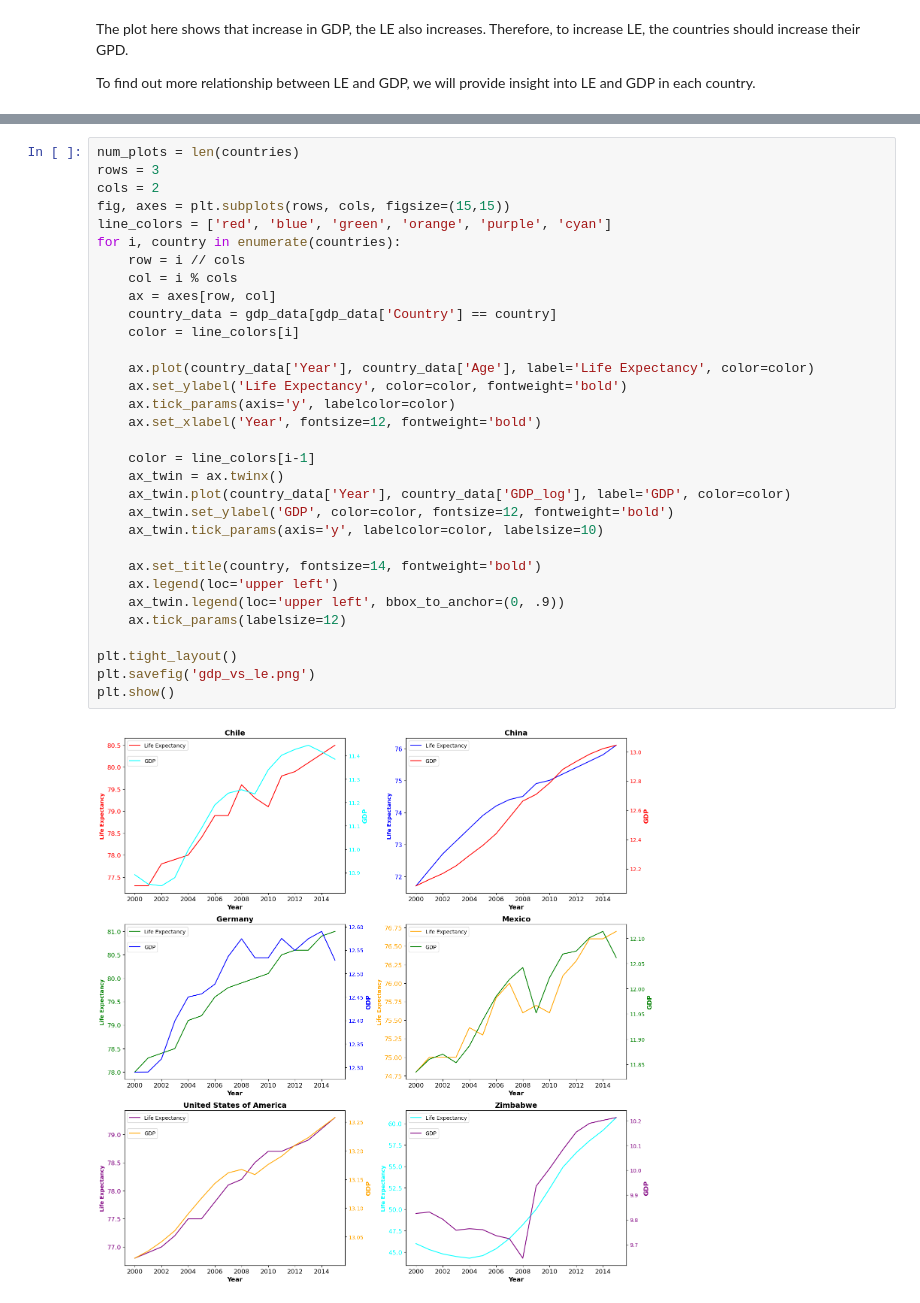
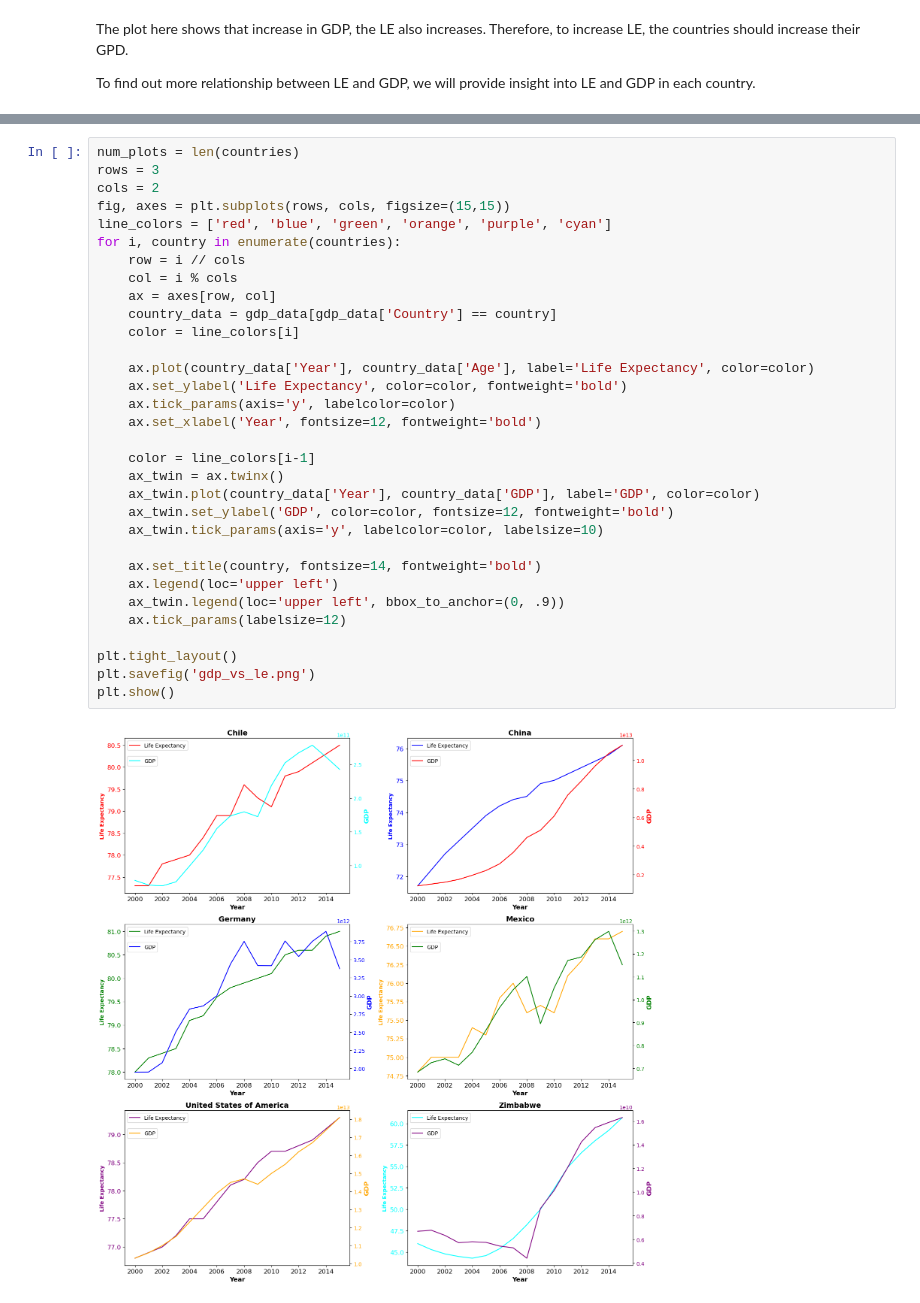
Before and after one commit to harrybotboy/Life-Expectancy-and-GDP, a Jupyter notebook: life_expectancy_gdp.ipynb, the cells around one changed output, grey strips where cells are left out. Drawn from its saved outputs; the diff is of its cells as text.

```diff
--- a/life_expectancy_gdp.ipynb
+++ b/life_expectancy_gdp.ipynb
@@ -130,32 +146,32 @@ num_plots = len(countries)
 rows = 3
 cols = 2
 fig, axes = plt.subplots(rows, cols, figsize=(15,15))
 line_colors = ['red', 'blue', 'green', 'orange', 'purple', 'cyan']
 for i, country in enumerate(countries):
     row = i // cols
     col = i % cols
     ax = axes[row, col]
     country_data = gdp_data[gdp_data['Country'] == country]
     color = line_colors[i]
 
     ax.plot(country_data['Year'], country_data['Age'], label='Life Expectancy', color=color)
     ax.set_ylabel('Life Expectancy', color=color, fontweight='bold')
     ax.tick_params(axis='y', labelcolor=color)
     ax.set_xlabel('Year', fontsize=12, fontweight='bold')
 
     color = line_colors[i-1]
     ax_twin = ax.twinx()
-    ax_twin.plot(country_data['Year'], country_data['GDP_log'], label='GDP', color=color)
+    ax_twin.plot(country_data['Year'], country_data['GDP'], label='GDP', color=color)
     ax_twin.set_ylabel('GDP', color=color, fontsize=12, fontweight='bold')
     ax_twin.tick_params(axis='y', labelcolor=color, labelsize=10)
 
     ax.set_title(country, fontsize=14, fontweight='bold')
     ax.legend(loc='upper left')
     ax_twin.legend(loc='upper left', bbox_to_anchor=(0, .9))
     ax.tick_params(labelsize=12)
 
 plt.tight_layout()
 plt.savefig('gdp_vs_le.png')
 plt.show()
 # %% [output]
-[figure, old version]
+[figure, new version]
```
Also changed, not shown: parts of 10 cells of this notebook, 1 other file.
